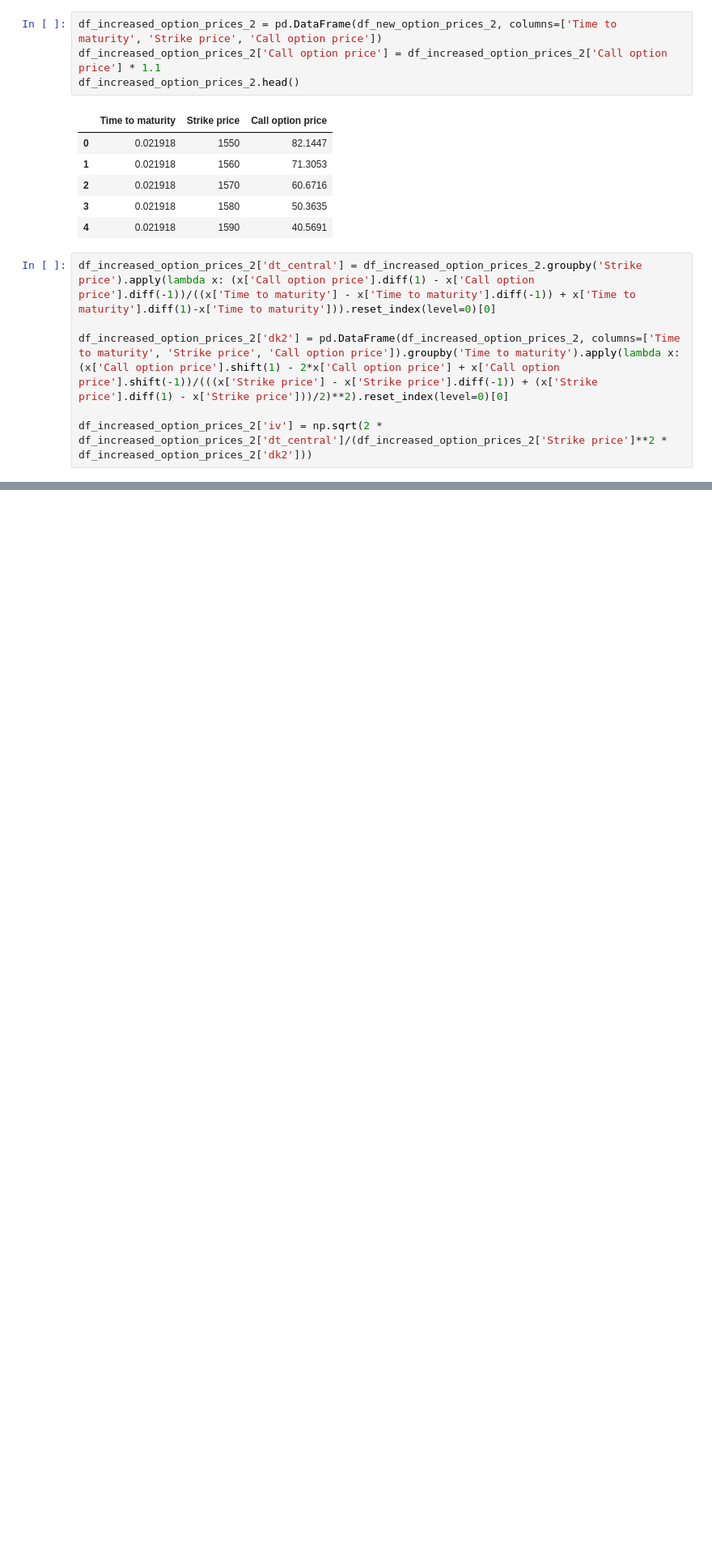
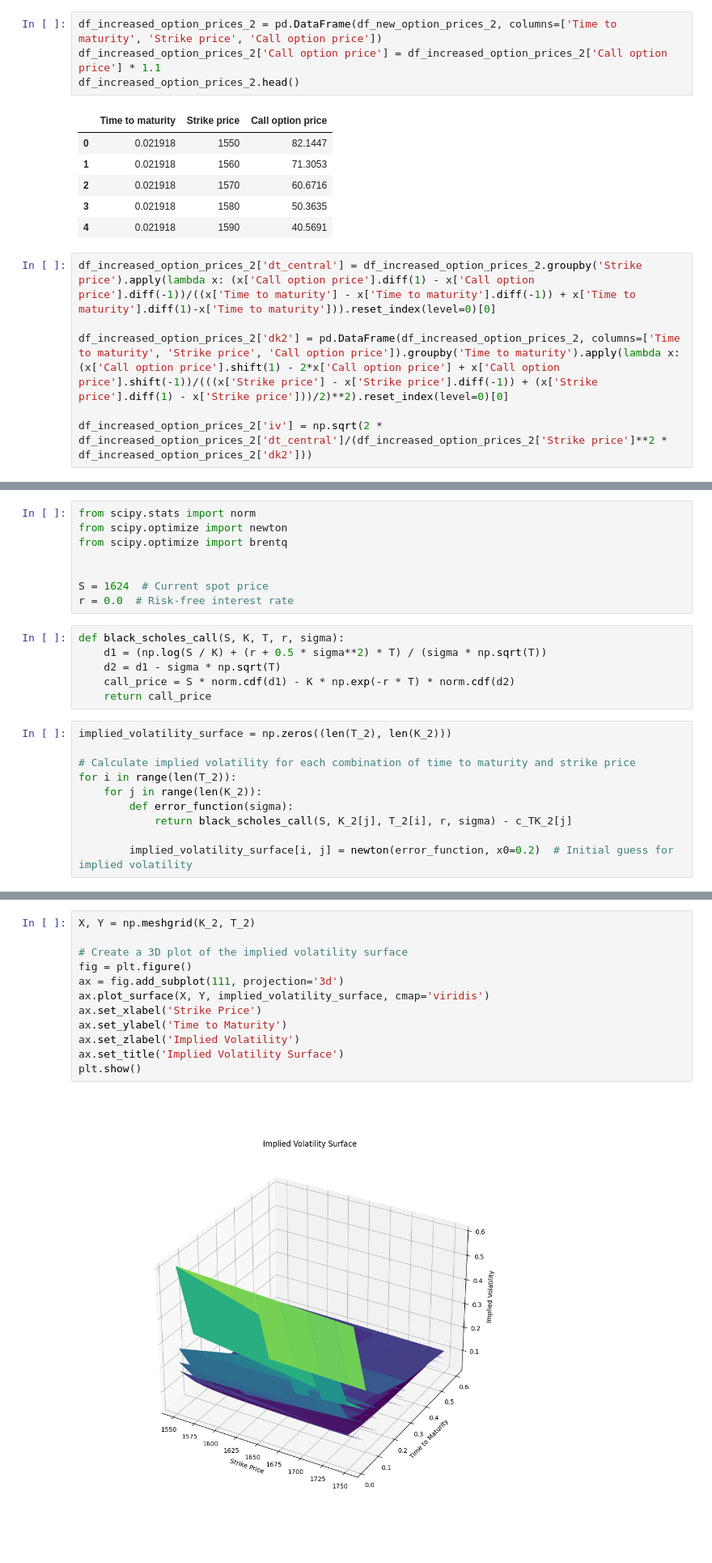
Before and after one commit to pangjunrong/KTH-Local-Volatility-Estimation, a Jupyter notebook: Project-1.ipynb, the cells around one changed output, grey strips where cells are left out. Shown at 81% size. Saved outputs shown, nothing was run; the diff lists cells and outputs as text; blank space fills up the shorter version.

Commit message:
added implied vol calc

```diff
--- a/Project-1.ipynb
+++ b/Project-1.ipynb
@@ -259,0 +280,24 @@ plt.show()
+# %%
+from scipy.stats import norm
+from scipy.optimize import newton
+from scipy.optimize import brentq
+
+
+S = 1624  # Current spot price
+r = 0.0  # Risk-free interest rate
+# %%
+def black_scholes_call(S, K, T, r, sigma):
+    d1 = (np.log(S / K) + (r + 0.5 * sigma**2) * T) / (sigma * np.sqrt(T))
+    d2 = d1 - sigma * np.sqrt(T)
+    call_price = S * norm.cdf(d1) - K * np.exp(-r * T) * norm.cdf(d2)
+    return call_price
+# %%
+implied_volatility_surface = np.zeros((len(T_2), len(K_2)))
+
+# Calculate implied volatility for each combination of time to maturity and strike price
+for i in range(len(T_2)):
+    for j in range(len(K_2)):
+        def error_function(sigma):
+            return black_scholes_call(S, K_2[j], T_2[i], r, sigma) - c_TK_2[j]
+
+        implied_volatility_surface[i, j] = newton(error_function, x0=0.2)  # Initial guess for implied volatility
@@ -259,0 +320,14 @@ plt.show()
+# %%
+X, Y = np.meshgrid(K_2, T_2)
+
+# Create a 3D plot of the implied volatility surface
+fig = plt.figure()
+ax = fig.add_subplot(111, projection='3d')
+ax.plot_surface(X, Y, implied_volatility_surface, cmap='viridis')
+ax.set_xlabel('Strike Price')
+ax.set_ylabel('Time to Maturity')
+ax.set_zlabel('Implied Volatility')
+ax.set_title('Implied Volatility Surface')
+plt.show()
+# %% [output]
+[figure, added]
```
Also changed, not shown: parts of 6 cells of this notebook.
